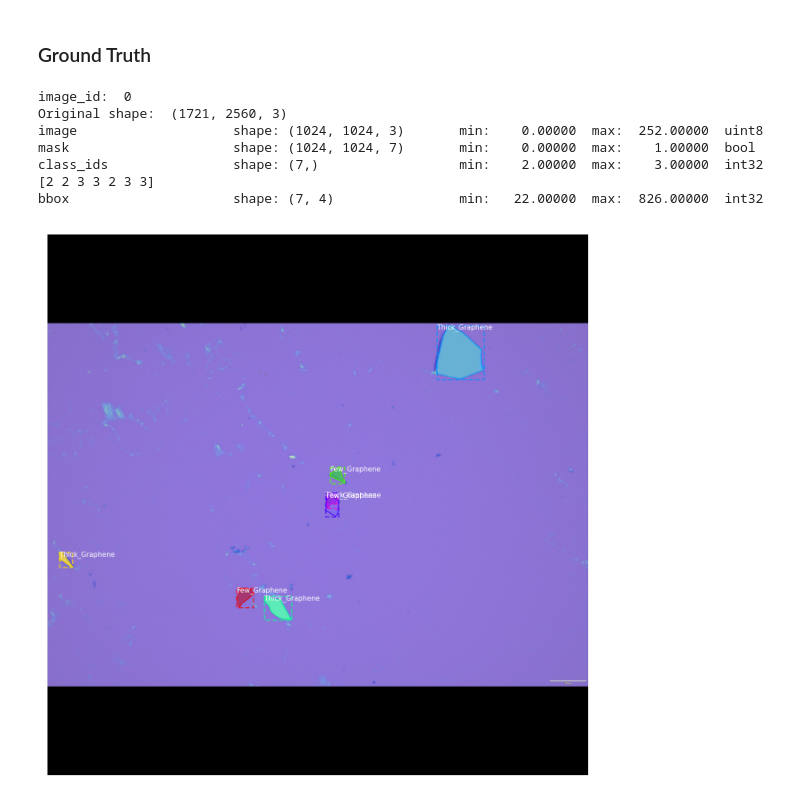
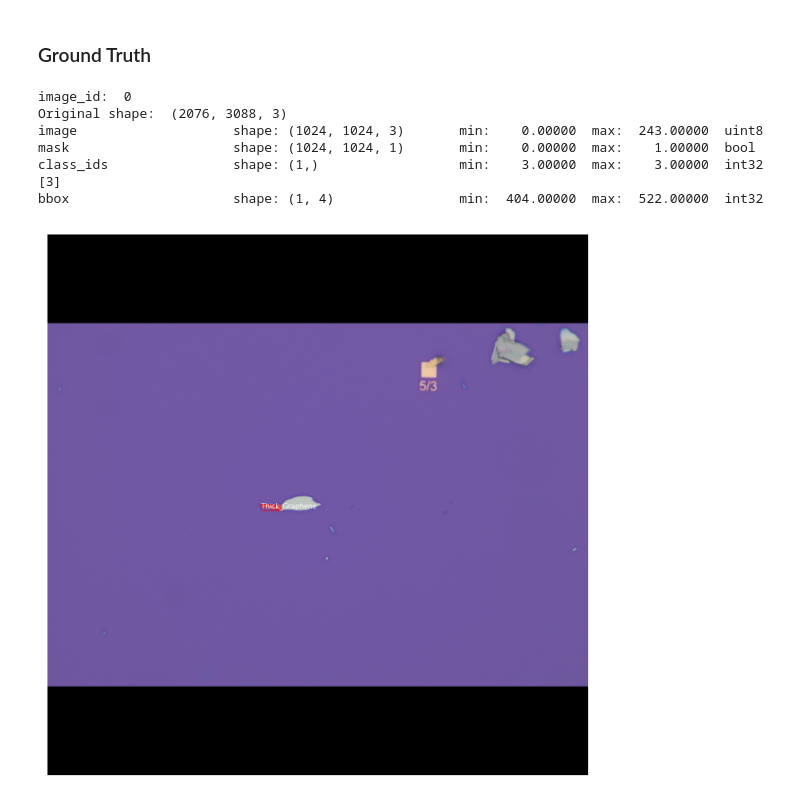
Before and after one commit to gtgottlieb/tdmms_DL, a Jupyter notebook: bep_model.ipynb, the cells around one changed output. Cells and saved outputs as stored; diff of their text form; code cells hidden in the pictures.

Commit message:
load multiple batches and test new annotations

```diff
--- a/bep_model.ipynb
+++ b/bep_model.ipynb
@@ -112,11 +105,11 @@ Loading weights  c:\Users\abell\Documents\AA Delft\J4\BEP\ai\DL_2DMaterials/DL_2
 # %% [markdown]
 ### **Run Model**
 # %%
-image_id = random.choice(dataset_bep.image_ids)
+# image_id = random.choice(dataset_bep.image_ids)
+image_id = dataset_bep.image_ids[0]
 image, image_meta, gt_class_id, gt_bbox, gt_mask =\
     modellib.load_image_gt(dataset_bep, config, image_id, use_mini_mask=False)
 
 info = dataset_bep.image_info[image_id]
-print("image ID: {}.{} ({}) {}".format(info["source"], info["id"], image_id,
-                                       dataset_bep.image_reference(image_id)))
+print("image ID: {}.{} ({}) {}".format(info["source"], info["id"], image_id, dataset_bep.image_reference(image_id)))
 # %% [output]
@@ -149,42 +142,35 @@ anchors                  shape: (1, 261888, 4)        min:   -0.35390  max:    1
 # %% [markdown]
 ### Ground Truth
 # %%
-dataset_bep = bep_data.bepDataset()
-dataset_bep.load_dir(os.path.join(ROOT_DIR, 'data'), 'test', reload_annotations=True)
-dataset_bep.prepare()
-
-dataset = dataset_bep
-image_id = random.choice(dataset.image_ids)
-
-image = dataset.load_image(image_id)
-mask, class_ids = dataset.load_mask(image_id)
+image = dataset_bep.load_image(image_id)
+mask, class_ids = dataset_bep.load_mask(image_id)
 original_shape = image.shape
 # Resize
 image, window, scale, padding, _ = utils.resize_image(
     image,
     min_dim=config.IMAGE_MIN_DIM,
     max_dim=config.IMAGE_MAX_DIM,
     mode=config.IMAGE_RESIZE_MODE)
 mask = utils.resize_mask(mask, scale, padding)
 # Compute Bounding box
 bbox = utils.extract_bboxes(mask)
 
 # Display image and additional stats
-print("image_id: ", image_id, dataset.image_reference(image_id))
+print("image_id: ", image_id, dataset_bep.image_reference(image_id))
 print("Original shape: ", original_shape)
 log("image", image)
 log("mask", mask)
 log("class_ids", class_ids)
 print(class_ids)
 log("bbox", bbox)
 # Display image and instances
-visualize.display_instances(image, bbox, mask, class_ids, dataset.class_names)
+visualize.display_instances(image, bbox, mask, class_ids, dataset_bep.class_names)
 # %% [output]
 image_id:  0
-Original shape:  (1721, 2560, 3)
-image                    shape: (1024, 1024, 3)       min:    0.00000  max:  252.00000  uint8
-mask                     shape: (1024, 1024, 7)       min:    0.00000  max:    1.00000  bool
-class_ids                shape: (7,)                  min:    2.00000  max:    3.00000  int32
-[2 2 3 3 2 3 3]
-bbox                     shape: (7, 4)                min:   22.00000  max:  826.00000  int32
+Original shape:  (2076, 3088, 3)
+image                    shape: (1024, 1024, 3)       min:    0.00000  max:  243.00000  uint8
+mask                     shape: (1024, 1024, 1)       min:    0.00000  max:    1.00000  bool
+class_ids                shape: (1,)                  min:    3.00000  max:    3.00000  int32
+[3]
+bbox                     shape: (1, 4)                min:  404.00000  max:  522.00000  int32
-[figure, old version]
+[figure, new version]
```
Also changed, not shown: parts of 5 cells of this notebook, 2 other files.
